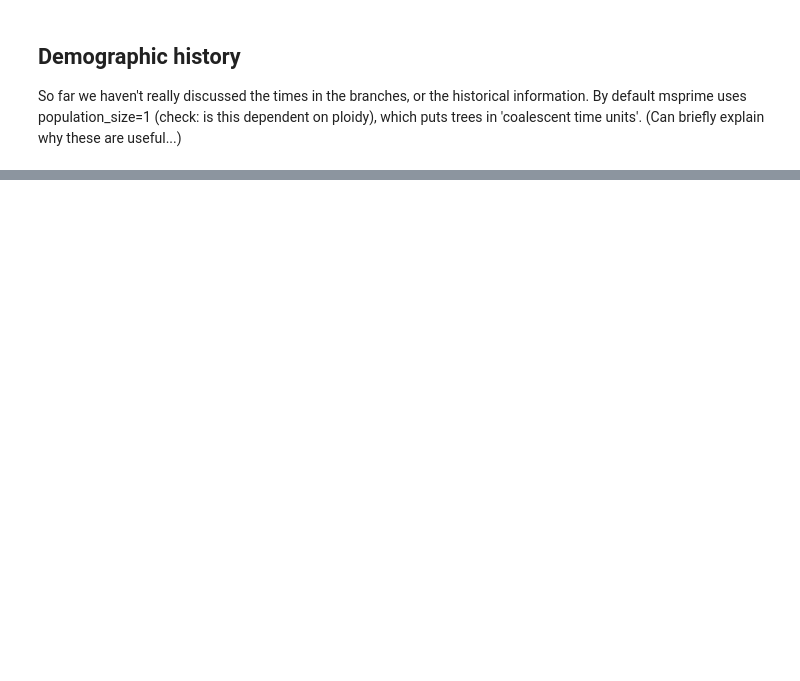
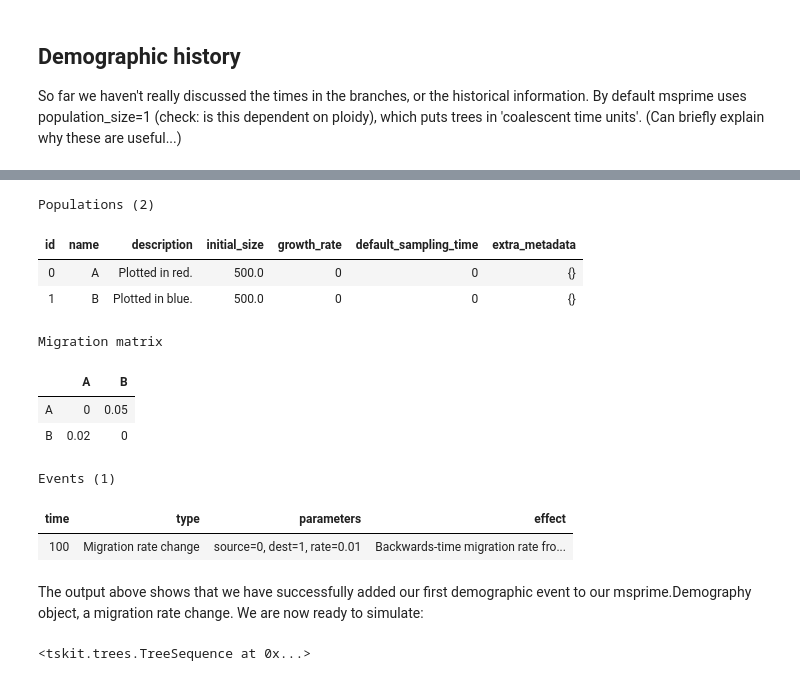
Before and after one commit to gtsambos/2022-ts-workshops, a Jupyter notebook: 2-simulating-ancestry.ipynb, the cells around one changed output, grey strips where cells are left out. Saved outputs shown, nothing was run; the diff lists cells and outputs as text; code cells hidden in the pictures; blank space fills up the shorter version.

```diff
--- a/2-simulating-ancestry.ipynb
+++ b/2-simulating-ancestry.ipynb
@@ -120,0 +185,27 @@ However, in reality we are trying to model a species whose demographic history w
+# %%
+dem.add_migration_rate_change(time=100, rate=0.01, source=0, dest=1)
+dem
+# %% [output]
+Populations (2)
+| id | name | description | initial_size | growth_rate | default_sampling_time | extra_metadata |
+| 0 | A | Plotted in red. | 500.0 | 0 | 0 | {} |
+| 1 | B | Plotted in blue. | 500.0 | 0 | 0 | {} |
+Migration matrix
+|  | A | B |
+| A | 0 | 0.05 |
+| B | 0.02 | 0 |
+Events (1)
+| time | type | parameters | effect |
+| 100 | Migration rate change | source=0, dest=1, rate=0.01 | Backwards-time migration rate fro... |
+# %% [markdown]
+The output above shows that we have successfully added our first demographic event to our msprime.Demography object, a migration rate change. We are now ready to simulate:
+# %%
+ts = msprime.sim_ancestry(
+  samples={"A" : 1, "B" : 1},
+  demography=dem,
+  sequence_length=1000,
+  random_seed=63461,
+  recombination_rate=1e-7)
+ts
+# %% [output]
+<tskit.trees.TreeSequence at 0x...>
```
Also changed, not shown: parts of 48 cells of this notebook, 3 other files.
